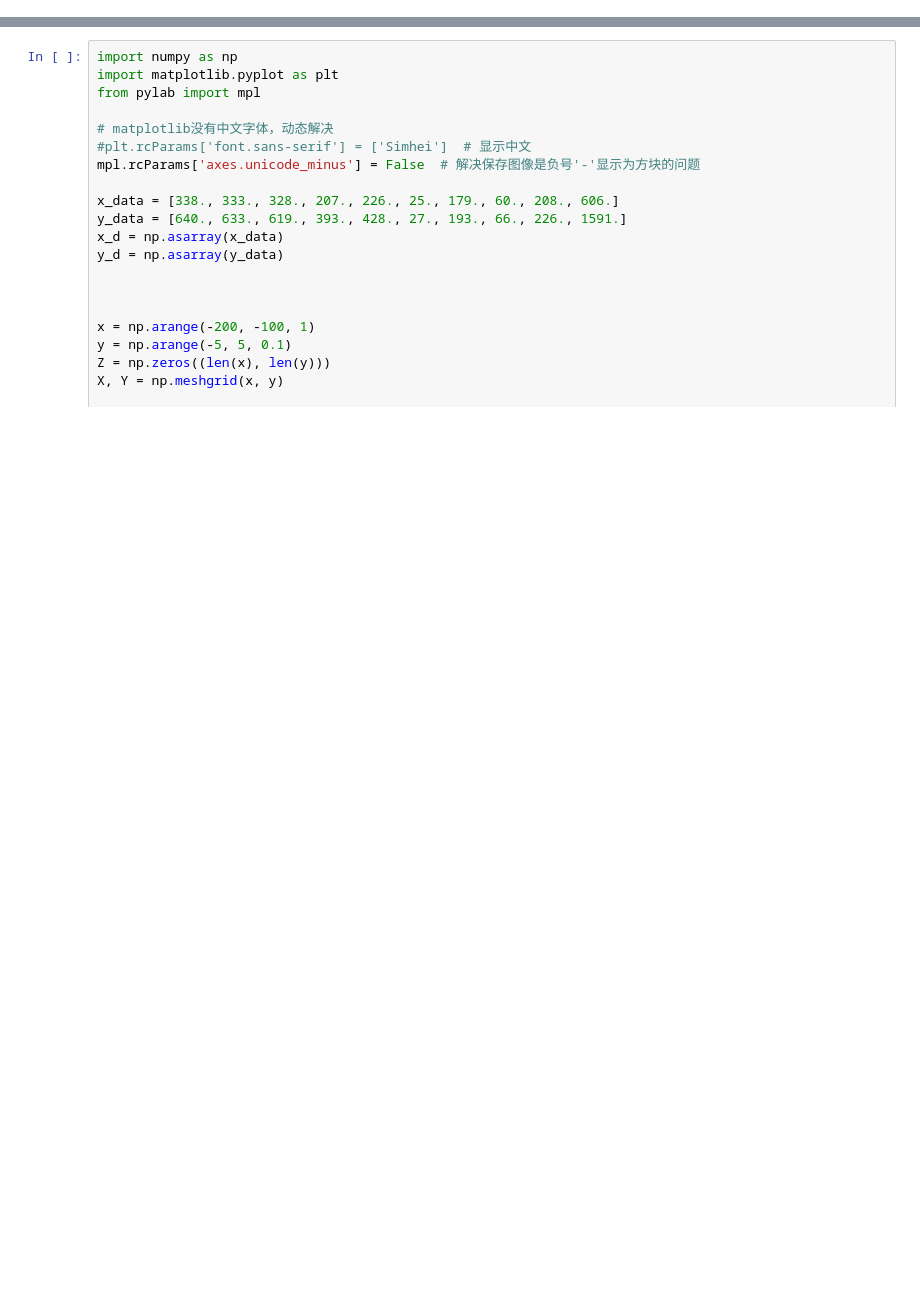
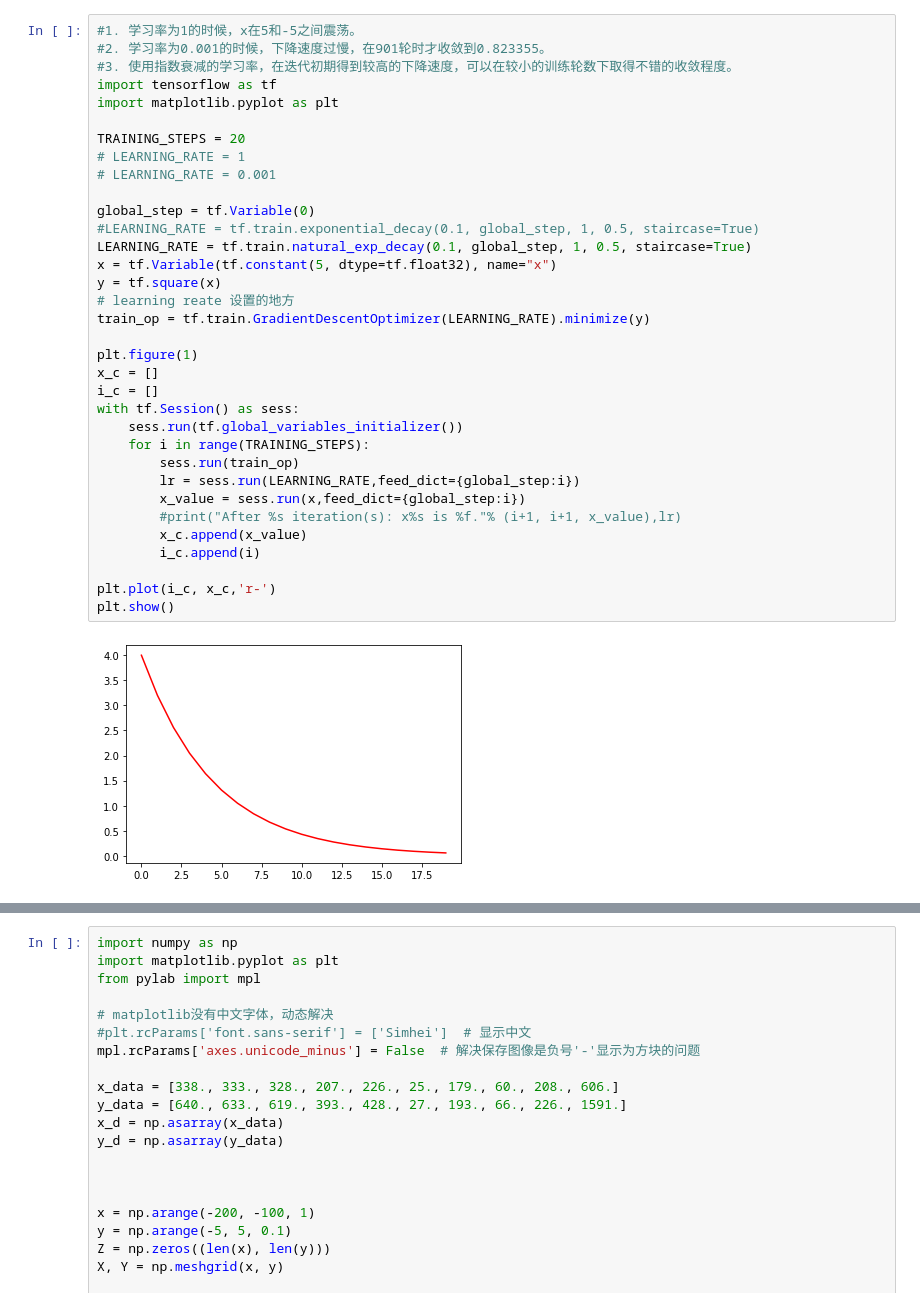
Before and after one commit to liucw2012/leostudy, a Jupyter notebook: Leotensorflow.ipynb, the cells around one changed output, grey strips where cells are left out. Drawn from its saved outputs; the diff is of its cells as text; blank space fills up the shorter version.

Commit message:
add learning rate;

```diff
--- a/Leotensorflow.ipynb
+++ b/Leotensorflow.ipynb
@@ -0,0 +151,36 @@
+# %%
+#1. 学习率为1的时候，x在5和-5之间震荡。
+#2. 学习率为0.001的时候，下降速度过慢，在901轮时才收敛到0.823355。
+#3. 使用指数衰减的学习率，在迭代初期得到较高的下降速度，可以在较小的训练轮数下取得不错的收敛程度。
+import tensorflow as tf
+import matplotlib.pyplot as plt
+
+TRAINING_STEPS = 20
+# LEARNING_RATE = 1
+# LEARNING_RATE = 0.001
+
+global_step = tf.Variable(0)
+#LEARNING_RATE = tf.train.exponential_decay(0.1, global_step, 1, 0.5, staircase=True)
+LEARNING_RATE = tf.train.natural_exp_decay(0.1, global_step, 1, 0.5, staircase=True)
+x = tf.Variable(tf.constant(5, dtype=tf.float32), name="x")
+y = tf.square(x)
+# learning reate 设置的地方
+train_op = tf.train.GradientDescentOptimizer(LEARNING_RATE).minimize(y)
+
+plt.figure(1)
+x_c = []
+i_c = []
+with tf.Session() as sess:
+    sess.run(tf.global_variables_initializer())
+    for i in range(TRAINING_STEPS):
+        sess.run(train_op)
+        lr = sess.run(LEARNING_RATE,feed_dict={global_step:i})
+        x_value = sess.run(x,feed_dict={global_step:i})
+        #print("After %s iteration(s): x%s is %f."% (i+1, i+1, x_value),lr)
+        x_c.append(x_value)
+        i_c.append(i)
+
+plt.plot(i_c, x_c,'r-')
+plt.show()
+# %% [output]
+[figure, added]
```
Also changed, not shown: parts of 11 cells of this notebook.
